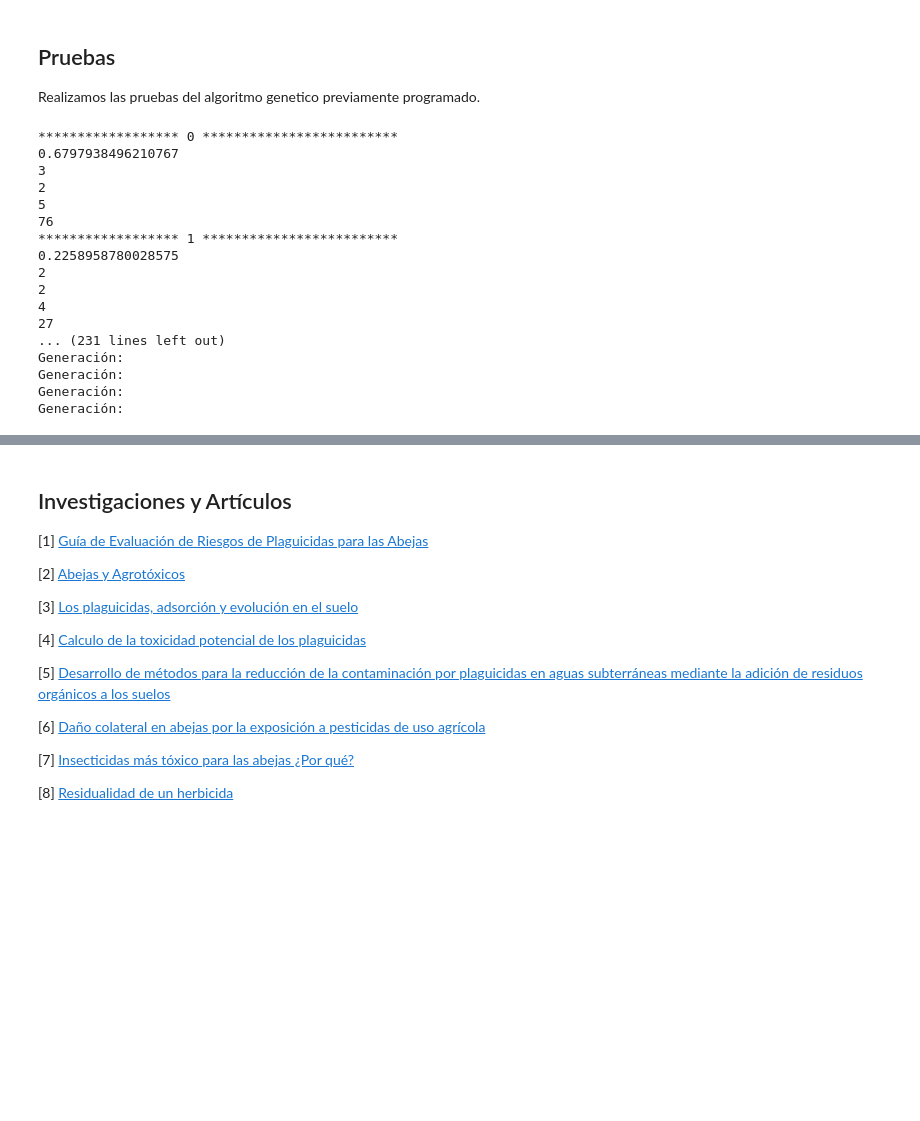
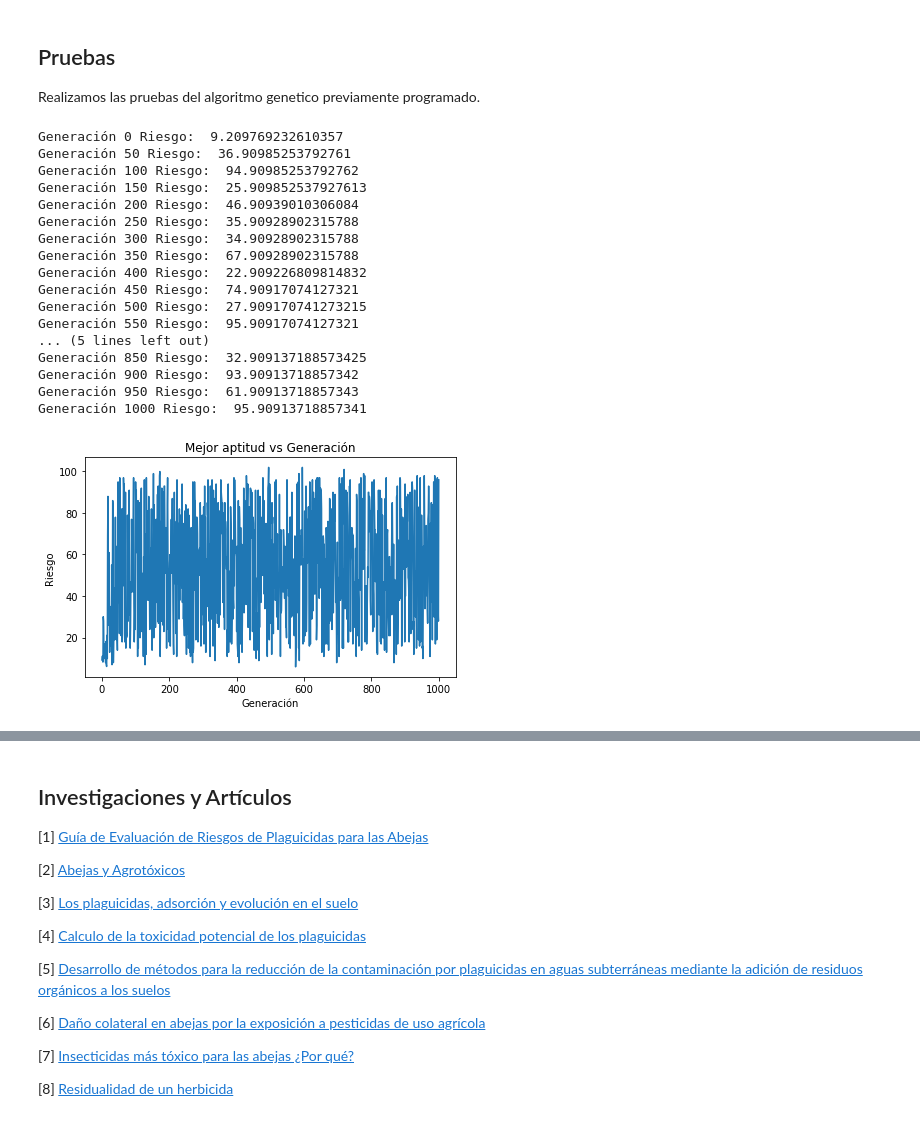
Before and after one commit to jaidenmeiden/tia, a Jupyter notebook: ProjectBees/GeneticAlgorithms/GA.ipynb, the cells around one changed output, grey strips where cells are left out. Drawn from its saved outputs; the diff is of its cells as text; code cells hidden in the pictures; blank space fills up the shorter version.

Commit message:
fix: Se ajusta hacen mas pruebas con  el algoritmo, sin embargo no mejora

```diff
--- a/ProjectBees/GeneticAlgorithms/GA.ipynb
+++ b/ProjectBees/GeneticAlgorithms/GA.ipynb
@@ -168,22 +150,20 @@ class Aptitud:
         self.aptitud= 0.0
 
     def sumaAptitud(self):
-        if self.riesgo ==0:
-            suma = 1/ (1.1 - self.combinacion.concentracion)
-            if self.combinacion.ingrediente.clasificacion in clasificacion:
-                suma += clasificacion[self.combinacion.ingrediente.clasificacion]
-            if self.combinacion.exposicion.forma in exposicion:
-                suma += exposicion[self.combinacion.exposicion.forma]
-            if self.combinacion.aplicacion.tipo in aplicacion:
-                suma += aplicacion[self.combinacion.aplicacion.tipo]
-            if self.combinacion.residualidad.tiempo in residualidad:
-                suma += residualidad[self.combinacion.residualidad.tiempo]
-            self.riesgo = suma
+        suma = 1/ (1.1 - self.combinacion.concentracion)
+        if self.combinacion.ingrediente.clasificacion in clasificacion:
+            suma = suma + clasificacion[self.combinacion.ingrediente.clasificacion]
+        if self.combinacion.exposicion.forma in exposicion:
+            suma = suma + exposicion[self.combinacion.exposicion.forma]
+        if self.combinacion.aplicacion.tipo in aplicacion:
+            suma = suma + aplicacion[self.combinacion.aplicacion.tipo]
+        if self.combinacion.residualidad.tiempo in residualidad:
+            suma = suma + residualidad[self.combinacion.residualidad.tiempo]
+        self.riesgo = suma
         return self.riesgo
 
     def calculoAptitud(self):
-        if self.aptitud == 0:
-            self.aptitud = 1 / float(self.sumaAptitud())
+        self.aptitud = 1 / float(self.sumaAptitud())
         return self.aptitud
 # %% [markdown]
 ## Mutación y reproducción
@@ -323,21 +289,22 @@ Programamos el algoritmo genético con las funciones previas.
 # %%
 def algoritmo(poblacion, seleccionElitista, tasaMutacion, tasaCruce, generaciones):
     progress = [1 / organizarAptitudes(poblacion)[0][1]]
+    print('Generación 0',"Riesgo: ",progress[0])
 
-    pop = poblacion
+    nuevaPoblacion = poblacion
     for i in range(1, generaciones+1):
-        print("Generación: ")
-        pop = nuevaGeneracion(pop, seleccionElitista, tasaMutacion, tasaCruce)
-        progress.append(1 / organizarAptitudes(pop)[0][1])
+        #print("Generación: " + str(len(nuevaPoblacion)))
+        nuevaPoblacion = nuevaGeneracion(nuevaPoblacion, seleccionElitista, tasaMutacion, tasaCruce)
+        progress.append(1 / organizarAptitudes(nuevaPoblacion)[0][1])
         if i%50==0:
-          print('Generation '+str(i),"Distance: ",progress[i])
+          print('Generación '+str(i),"Riesgo: ",progress[i])
 
-    mejorIndividuoIndex = organizarAptitudes(pop)[0][0]
-    mejorIndividuo = pop[mejorIndividuoIndex]
+    mejorIndividuoIndex = organizarAptitudes(nuevaPoblacion)[0][0]
+    mejorIndividuo = nuevaPoblacion[mejorIndividuoIndex]
 
     plt.plot(progress)
     plt.ylabel('Riesgo')
-    plt.xlabel('Generation')
+    plt.xlabel('Generación')
     plt.title('Mejor aptitud vs Generación')
     plt.tight_layout()
     plt.show()
@@ -349,29 +316,30 @@ def algoritmo(poblacion, seleccionElitista, tasaMutacion, tasaCruce, generacione
 ## Pruebas
 Realizamos las pruebas del algoritmo genetico previamente programado.
 # %%
-inicial=poblacionInicial(40)
-solucion=algoritmo(poblacion=inicial, seleccionElitista=20, tasaMutacion=0.01, tasaCruce=0.05, generaciones=10)
+inicial=poblacionInicial(100)
+solucion=algoritmo(poblacion=inicial, seleccionElitista=20, tasaMutacion=0.5, tasaCruce=0.5, generaciones=1000)
 print("****************** Solución *************************")
 print(solucion.concentracion)
 print(solucion.ingrediente.clasificacion)
 print(solucion.exposicion.forma)
 print(solucion.aplicacion.tipo)
 print(solucion.residualidad.tiempo)
 # %% [output]
-****************** 0 *************************
-0.6797938496210767
-3
-2
-5
-76
-****************** 1 *************************
-0.2258958780028575
-2
-2
-4
-27
-... (231 lines left out)
-Generación:
-Generación:
-Generación:
-Generación:
+Generación 0 Riesgo:  9.209769232610357
+Generación 50 Riesgo:  36.90985253792761
+Generación 100 Riesgo:  94.90985253792762
+Generación 150 Riesgo:  25.909852537927613
+Generación 200 Riesgo:  46.90939010306084
+Generación 250 Riesgo:  35.90928902315788
+Generación 300 Riesgo:  34.90928902315788
+Generación 350 Riesgo:  67.90928902315788
+Generación 400 Riesgo:  22.909226809814832
+Generación 450 Riesgo:  74.90917074127321
+Generación 500 Riesgo:  27.909170741273215
+Generación 550 Riesgo:  95.90917074127321
+... (5 lines left out)
+Generación 850 Riesgo:  32.909137188573425
+Generación 900 Riesgo:  93.90913718857342
+Generación 950 Riesgo:  61.90913718857343
+Generación 1000 Riesgo:  95.90913718857341
+[figure, added]
```
Also changed, not shown: parts of 3 cells of this notebook.
